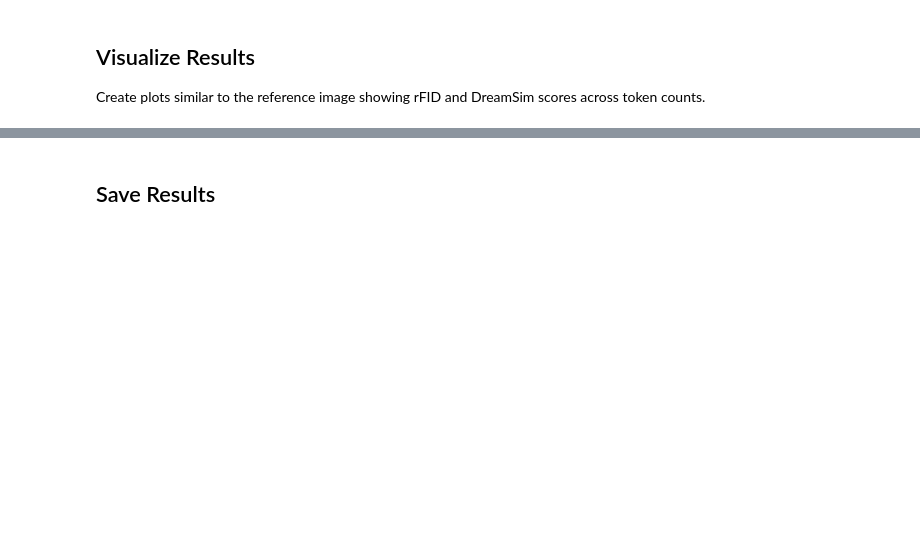
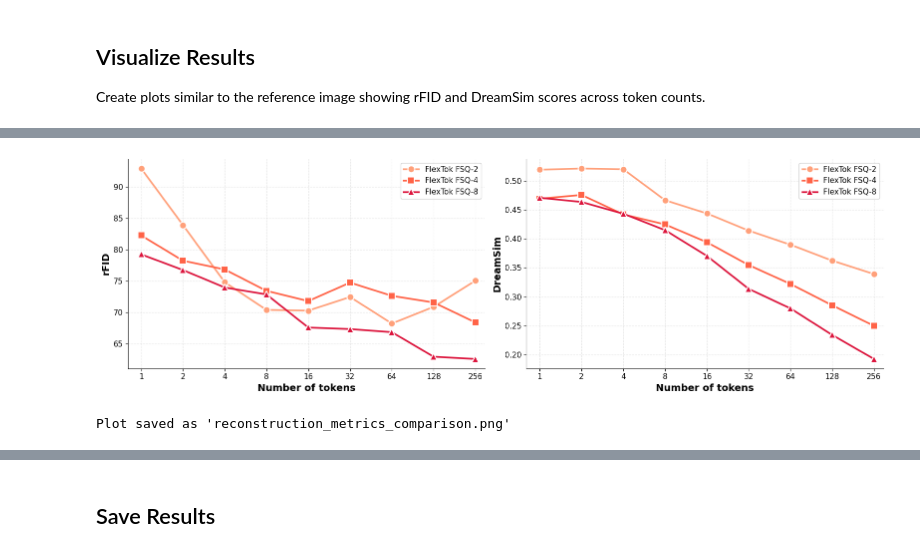
Before and after one commit to yukaryote/ml-flextok, a Jupyter notebook: notebooks/rfid_evaluation.ipynb, the cells around one changed output, grey strips where cells are left out. Cells and saved outputs as stored; diff of their text form; code cells hidden in the pictures; blank space fills up the shorter version.

```diff
--- a/notebooks/rfid_evaluation.ipynb
+++ b/notebooks/rfid_evaluation.ipynb
@@ -66,9 +66,9 @@ DreamSim model loaded successfully!
 # %%
 # load dataset
 IMG_SIZE = 256
-BATCH_SIZE = 4
+BATCH_SIZE = 32
 DATASET_PATH = "./data/celeba/"
-NUM_EVAL_SAMPLES = 500
+NUM_EVAL_SAMPLES = 128
 
 # test dataset
 val_dataset = CelebADataset(
@@ -86,7 +86,7 @@ val_dataloader = create_celeb_dataloader(
     img_size=IMG_SIZE,
     batch_size=BATCH_SIZE,
     shuffle=False,
-    num_workers=4,
+    num_workers=8,
 )
 # %% [output]
 Val dataset: 19866 images
@@ -240,8 +240,8 @@ models_config = [
         'marker': '^'
     },
     {
-        'name': 'd28',
-        'ckpt_path': '/home/iyu/ml-flextok/checkpoints/celeba_d28/checkpoint_best.pt',
+        'name': 'Original FSQ',
+        'ckpt_path': None,
         'fsq_levels': None,  # Use original FSQ levels
         'color': '#8B0000',  # Dark red
         'marker': 'D'
@@ -312,9 +312,10 @@ def load_flextok_model(ckpt_path, new_levels=None, device='cuda'):
         flextok.regularizer = new_fsq
 
     # Load checkpoint
-    print(f"Loading checkpoint from {ckpt_path}")
-    checkpoint = torch.load(ckpt_path, map_location=device, weights_only=False)
-    flextok.load_state_dict(checkpoint['model_state_dict'])
+    if ckpt_path is not None:
+        print(f"Loading checkpoint from {ckpt_path}")
+        checkpoint = torch.load(ckpt_path, map_location=device, weights_only=False)
+        flextok.load_state_dict(checkpoint['model_state_dict'])
     flextok = flextok.to(device).eval()
 
     return flextok
@@ -543,6 +569,9 @@ results_list = [rfid_results, dreamsim_results]
 
 for idx, (ax, metric_name, results) in enumerate(zip(axes, metrics, results_list)):
     for model_config in models_config:
+        model_name = model_config['name']
+        if model_name == 'Original FSQ':
+            continue
         model_name = model_config['name']
         scores = [results[model_name][k] for k in token_counts]
 
@@ -550,33 +579,36 @@ for idx, (ax, metric_name, results) in enumerate(zip(axes, metrics, results_list
             token_counts,
             scores,
             marker=model_config['marker'],
             color=model_config['color'],
             linewidth=2.5,
             markersize=10,
             label=f"FlexTok {model_name}",
             markeredgewidth=1.5,
             markeredgecolor='white'
         )
 
     ax.set_xlabel('Number of tokens', fontsize=14, fontweight='bold')
     ax.set_ylabel(metric_name, fontsize=14, fontweight='bold')
     ax.set_xscale('log', base=2)
     ax.set_xticks(token_counts)
     ax.set_xticklabels(token_counts)
     ax.grid(True, alpha=0.3, linestyle='--')
     ax.legend(fontsize=11, framealpha=0.9, loc='best')
     ax.set_xlim(0.8, 300)
 
     # Styling
     ax.tick_params(labelsize=11)
     ax.spines['top'].set_visible(False)
     ax.spines['right'].set_visible(False)
 
 plt.tight_layout()
 plt.savefig('reconstruction_metrics_comparison.png', dpi=300, bbox_inches='tight')
 plt.show()
 
 print("\nPlot saved as 'reconstruction_metrics_comparison.png'")
+# %% [output]
+[figure, added]
+Plot saved as 'reconstruction_metrics_comparison.png'
 # %%
 # Create individual plots
 # rFID plot
```
Also changed, not shown: parts of 6 cells of this notebook, 9 other files.
